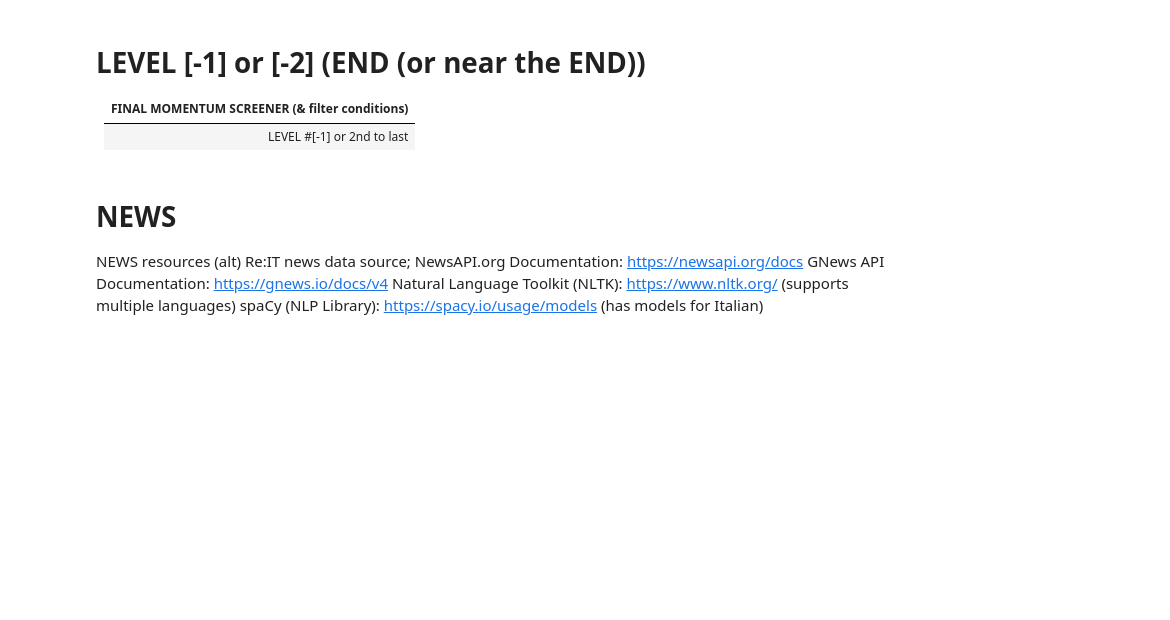
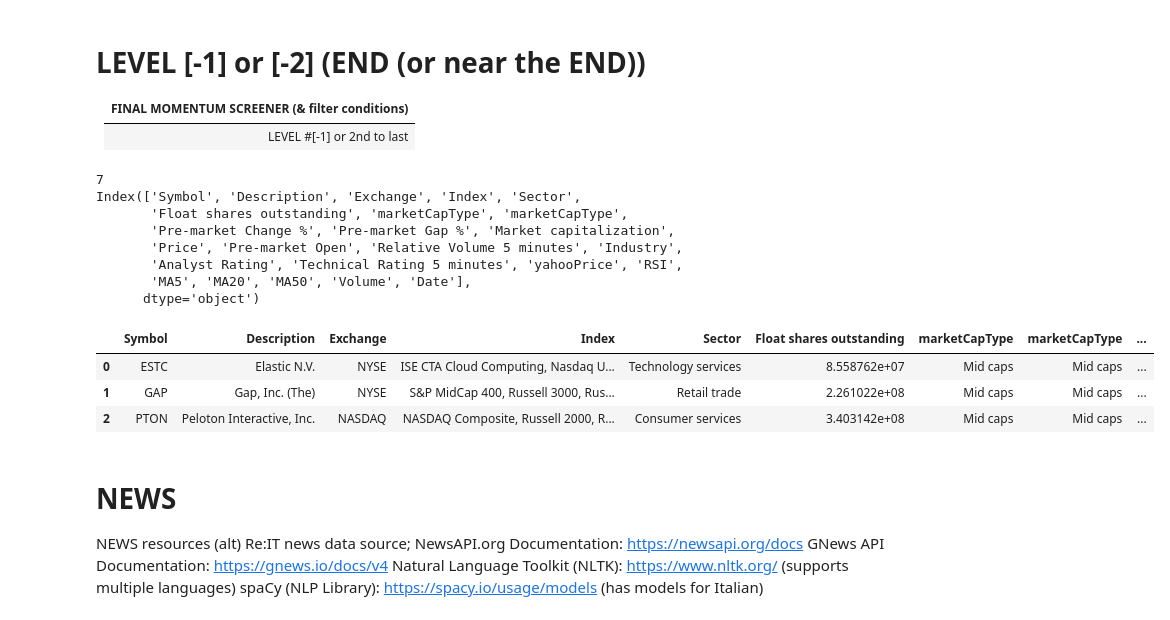
Before and after one commit to sudz4/sps, a Jupyter notebook: x_pre_market_gap_up_screener/main_dev_pmgus.ipynb, the cells around one changed output. Cells and saved outputs as stored; diff of their text form; code cells hidden in the pictures; blank space fills up the shorter version.

```diff
--- a/x_pre_market_gap_up_screener/main_dev_pmgus.ipynb
+++ b/x_pre_market_gap_up_screener/main_dev_pmgus.ipynb
@@ -425,9 +425,24 @@ def final_momentum_filter(df):
 # %%
 pmgus_sl_df = final_momentum_filter(explode_df)
 # %%
-# print(len(pmgus_sl_df))
+print(len(pmgus_sl_df))
+print(pmgus_sl_df.columns)
 # print(pmgus_sl_df)
-display(pmgus_sl_df)
+
+pmgus_sl_df.head(3)
+# %% [output]
+7
+Index(['Symbol', 'Description', 'Exchange', 'Index', 'Sector',
+       'Float shares outstanding', 'marketCapType', 'marketCapType',
+       'Pre-market Change %', 'Pre-market Gap %', 'Market capitalization',
+       'Price', 'Pre-market Open', 'Relative Volume 5 minutes', 'Industry',
+       'Analyst Rating', 'Technical Rating 5 minutes', 'yahooPrice', 'RSI',
+       'MA5', 'MA20', 'MA50', 'Volume', 'Date'],
+      dtype='object')
+|  | Symbol | Description | Exchange | Index | Sector | Float shares outstanding | marketCapType | marketCapType | ... |
+| 0 | ESTC | Elastic N.V. | NYSE | ISE CTA Cloud Computing, Nasdaq U... | Technology services | 8.558762e+07 | Mid caps | Mid caps | ... |
+| 1 | GAP | Gap, Inc. (The) | NYSE | S&P MidCap 400, Russell 3000, Rus... | Retail trade | 2.261022e+08 | Mid caps | Mid caps | ... |
+| 2 | PTON | Peloton Interactive, Inc. | NASDAQ | NASDAQ Composite, Russell 2000, R... | Consumer services | 3.403142e+08 | Mid caps | Mid caps | ... |
 # %%
 # export to csv
 short_list_fp_fn = f'/Users/sudz4/Desktop/SPS_local/sps/x_pre_market_gap_up_screener/pmgus_short_list_dataframe_output_{screen_date}.csv'
```
